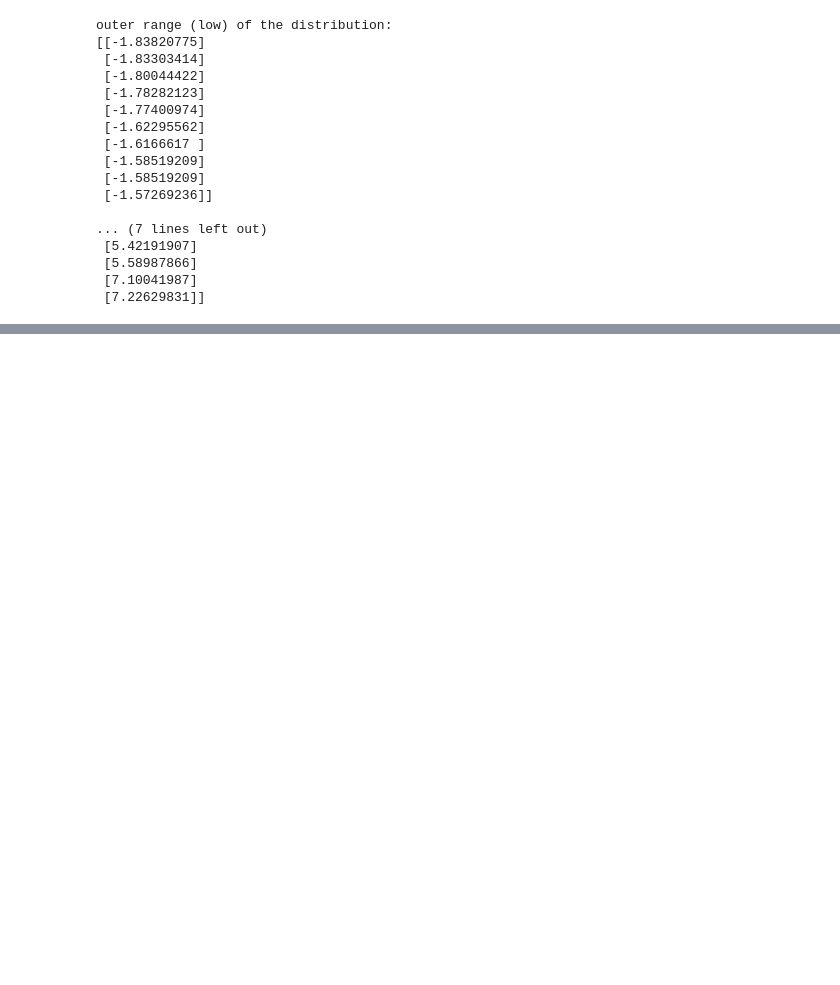
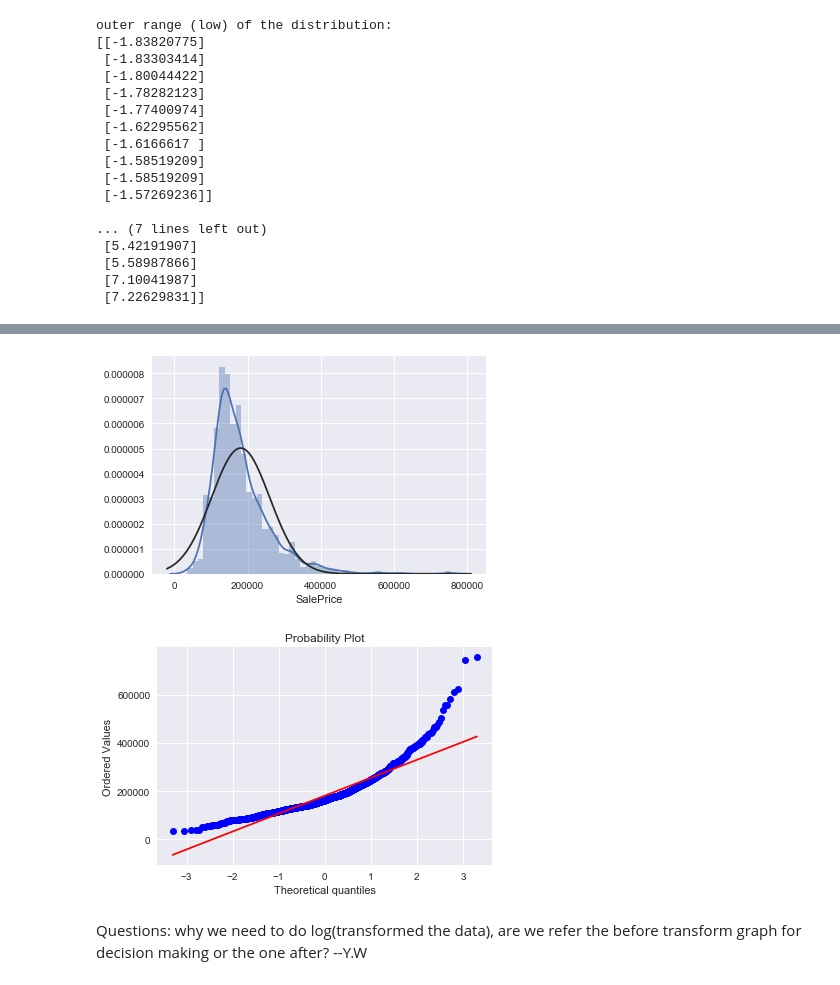
Before and after one commit to Yanhe05/DataExploration, a Jupyter notebook: PartyTime_ProjectPractice.ipynb, the cells around one changed output, grey strips where cells are left out. Drawn from its saved outputs; the diff is of its cells as text; code cells hidden in the pictures; blank space fills up the shorter version.

```diff
--- a/PartyTime_ProjectPractice.ipynb
+++ b/PartyTime_ProjectPractice.ipynb
@@ -199,0 +221,10 @@ outer range (low) of the distribution:
+# %%
+#histogram and normal probability plot
+sns.distplot(df_train['SalePrice'], fit=norm);
+fig = plt.figure()
+res = stats.probplot(df_train['SalePrice'], plot=plt)
+# %% [output]
+[figure, added]
+[figure, added]
+# %% [markdown]
+Questions: why we need to do log(transformed the data), are we refer the before transform graph for decision making or the one after? --Y.W
```
Also changed, not shown: parts of 17 cells of this notebook.
